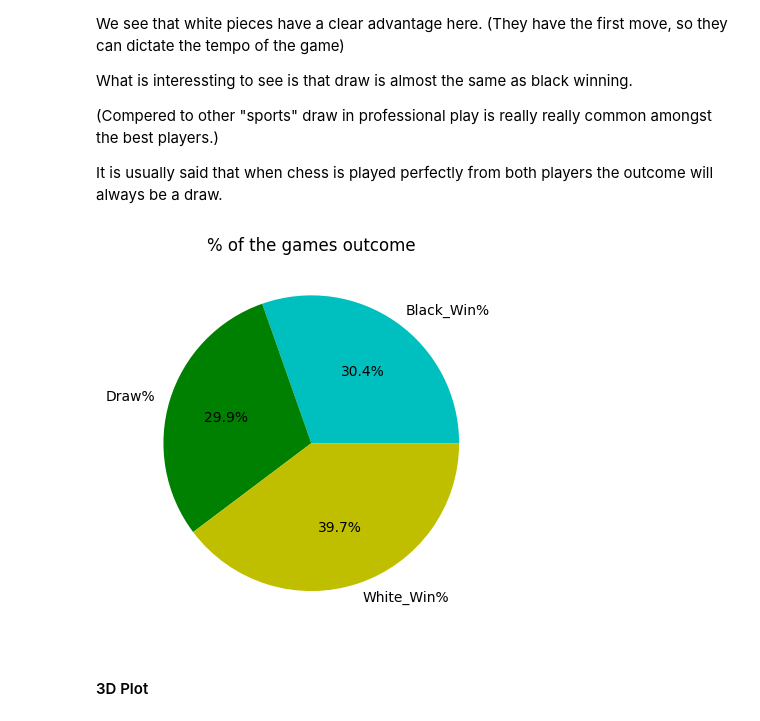
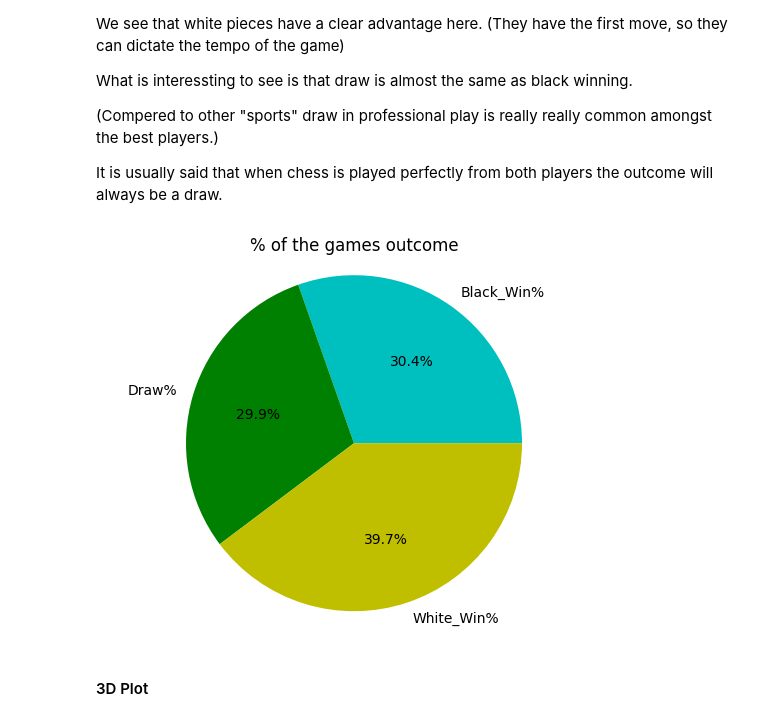
Before and after one commit to Jogitus/PythonDataAnalyticProject, a Jupyter notebook: Untitled-1.ipynb, the cells around one changed output. Saved outputs shown, nothing was run; the diff lists cells and outputs as text; code cells hidden in the pictures.

```diff
--- a/Untitled-1.ipynb
+++ b/Untitled-1.ipynb
@@ -212,22 +209,21 @@ plt.show()
 <p>(Compered to other "sports" draw in professional play is really really common amongst the best players.)</p>
 <p>It is usually said that when chess is played perfectly from both players the outcome will always be a draw.</p>
 # %%
-# Pie Chart and Heatmap (0.5 points): Produces a pie chart and a heatmap.
+# Pie
 labels = 'Black_Win%', 'Draw%', 'White_Win%'
-
 a = df['Black_win%'].median()
 b = df['Draw %'].median()
 c = df['White_win%'].median()
 sizes = [a, b, c]
 colors = ['c', 'g', 'y']
-
 plt.pie(sizes, labels=labels, colors=colors,autopct='%1.1f%%')
-
-#plt.axis('equal') # Try commenting this out.
+plt.axis('equal')
 plt.title('% of the games outcome')
 plt.show()
+
+# Heatmap
 # %% [output]
-[figure, old version]
+[figure, new version]
 # %% [markdown]
 <h4>3D Plot</h4>
 # %%
```
Also changed, not shown: parts of 13 cells of this notebook.
